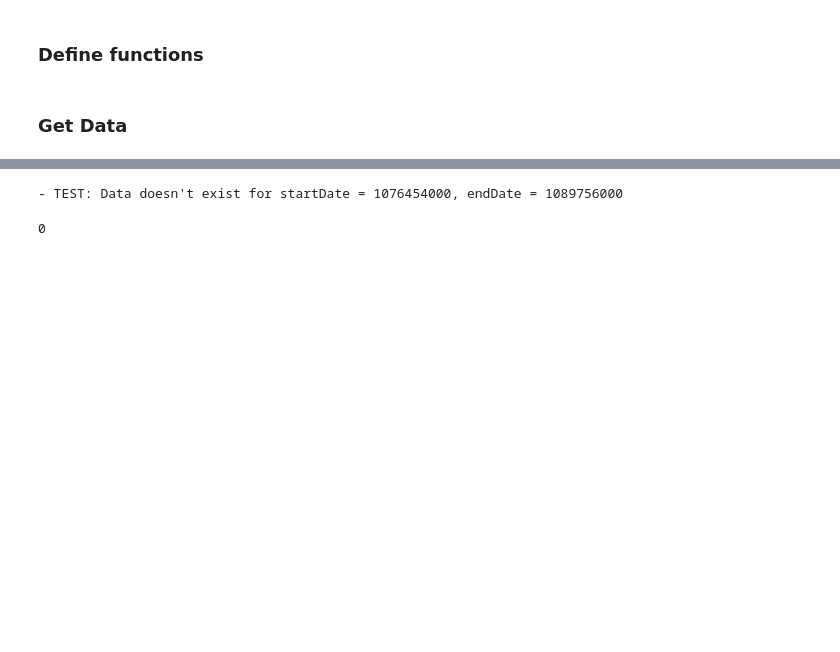
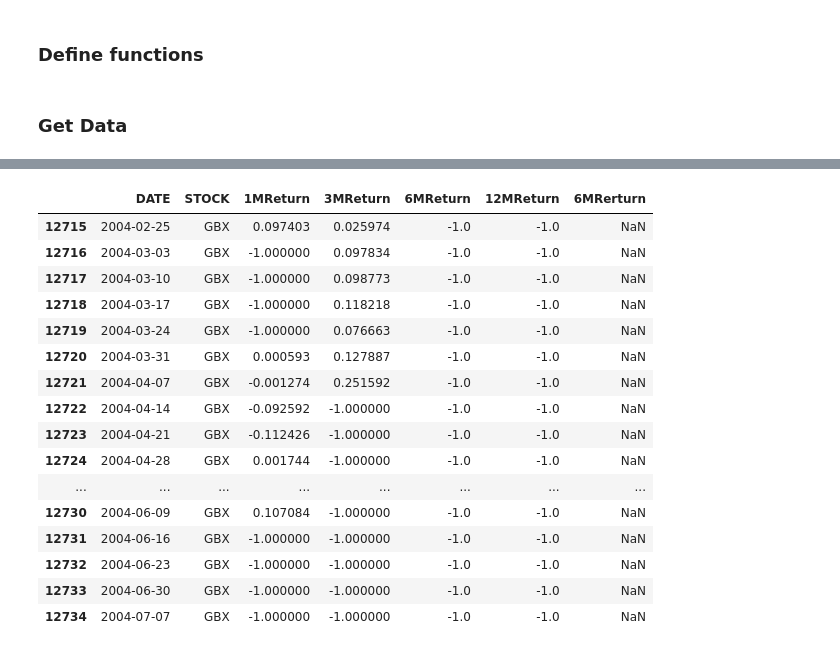
Before and after one commit to WojciechDopieralski/Finance_ML, a Jupyter notebook: Finance_ML/main_notebook.ipynb, the cells around one changed output, grey strips where cells are left out. Drawn from its saved outputs; the diff is of its cells as text; code cells hidden in the pictures; blank space fills up the shorter version.

Commit message:
solve error, which occurs when there is no historical data for particular stock

```diff
--- a/Finance_ML/main_notebook.ipynb
+++ b/Finance_ML/main_notebook.ipynb
@@ -112,7 +112,10 @@ def calculate_returns(start_date, df):
     date12m = start_date +pd.DateOffset(months=12)
 
     name = df['STOCK']
-    current = df.loc[start_date]
+    try:
+        current = df.loc[start_date]
+    except:
+        return returns
     data1m = get_return_on_date(date1m,df)
     data3m = get_return_on_date(date3m,df)
     data6m = get_return_on_date(date6m,df)
@@ -154,6 +157,6 @@ def calculate_returns_for_companies(list_of_dates,list_of_companies,start_date,
 # %% [markdown]
 ### Get Data
 # %%
-test = calculate_returns_for_companies(list_of_dates[0:3], list_of_companies,start_date, end_date)
+test = calculate_returns_for_companies(list_of_dates, list_of_companies,start_date, end_date)
 # %% [output]
 - PKZ: No data found for this date range, symbol may be delisted
@@ -161,2 +179,20 @@ KeyError: Timestamp('2004-02-11 00:00:00')
 # %%
-test
+test.tail(20)
+# %% [output]
+|  | DATE | STOCK | 1MReturn | 3MReturn | 6MReturn | 12MReturn | 6MRerturn |
+| 12715 | 2004-02-25 | GBX | 0.097403 | 0.025974 | -1.0 | -1.0 | NaN |
+| 12716 | 2004-03-03 | GBX | -1.000000 | 0.097834 | -1.0 | -1.0 | NaN |
+| 12717 | 2004-03-10 | GBX | -1.000000 | 0.098773 | -1.0 | -1.0 | NaN |
+| 12718 | 2004-03-17 | GBX | -1.000000 | 0.118218 | -1.0 | -1.0 | NaN |
+| 12719 | 2004-03-24 | GBX | -1.000000 | 0.076663 | -1.0 | -1.0 | NaN |
+| 12720 | 2004-03-31 | GBX | 0.000593 | 0.127887 | -1.0 | -1.0 | NaN |
+| 12721 | 2004-04-07 | GBX | -0.001274 | 0.251592 | -1.0 | -1.0 | NaN |
+| 12722 | 2004-04-14 | GBX | -0.092592 | -1.000000 | -1.0 | -1.0 | NaN |
+| 12723 | 2004-04-21 | GBX | -0.112426 | -1.000000 | -1.0 | -1.0 | NaN |
+| 12724 | 2004-04-28 | GBX | 0.001744 | -1.000000 | -1.0 | -1.0 | NaN |
+| ... | ... | ... | ... | ... | ... | ... | ... |
+| 12730 | 2004-06-09 | GBX | 0.107084 | -1.000000 | -1.0 | -1.0 | NaN |
+| 12731 | 2004-06-16 | GBX | -1.000000 | -1.000000 | -1.0 | -1.0 | NaN |
+| 12732 | 2004-06-23 | GBX | -1.000000 | -1.000000 | -1.0 | -1.0 | NaN |
+| 12733 | 2004-06-30 | GBX | -1.000000 | -1.000000 | -1.0 | -1.0 | NaN |
+| 12734 | 2004-07-07 | GBX | -1.000000 | -1.000000 | -1.0 | -1.0 | NaN |
@@ -165,7 +198,0 @@ tickerData = yf.Ticker("Test")
-# %%
-temphistory = tickerData.history(period='1d', start=start_date, end=end_date)
-
-temphistory.shape[0]
-# %% [output]
-- TEST: Data doesn't exist for startDate = 1076454000, endDate = 1089756000
-0
```
Also changed, not shown: parts of 2 cells of this notebook.
